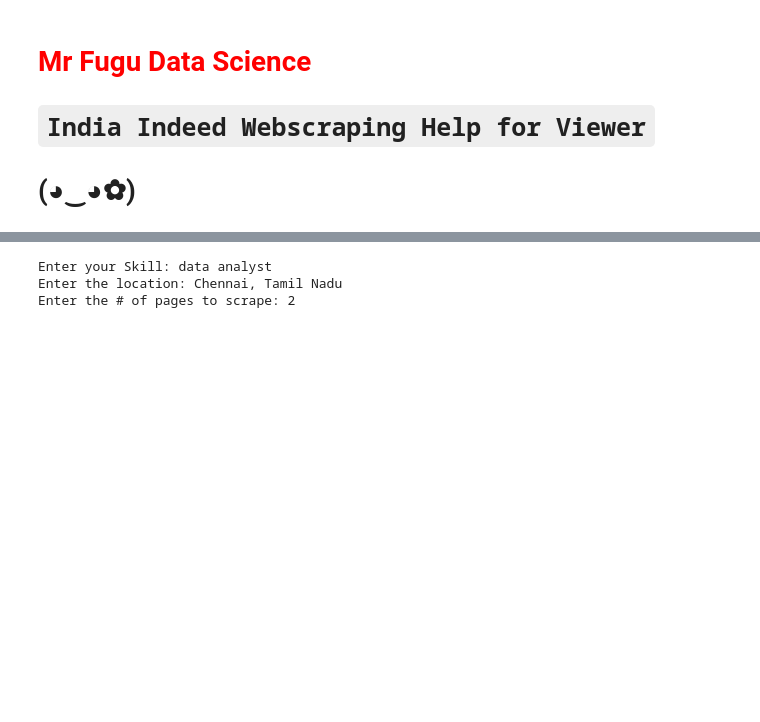
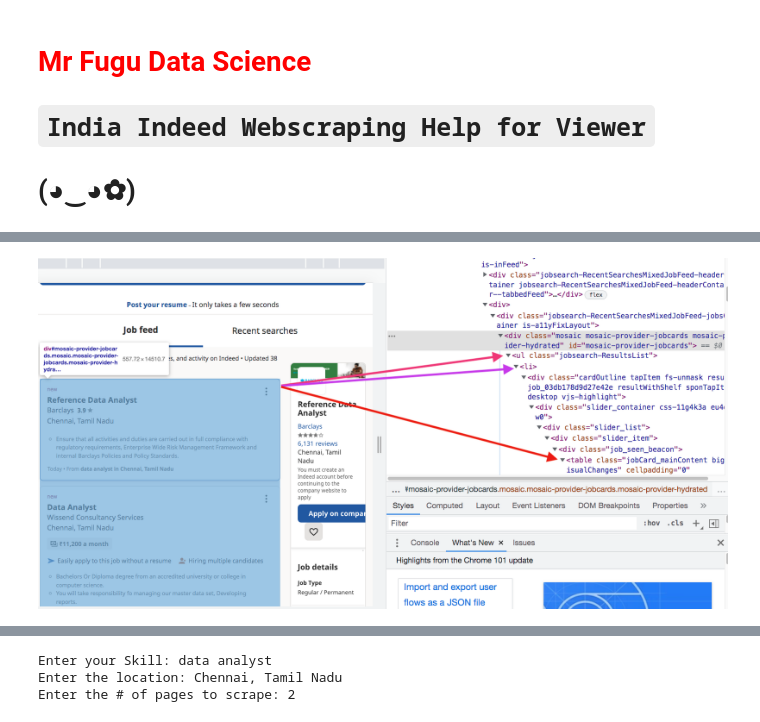
Before and after one commit to MrFuguDataScience/Webscraping, a Jupyter notebook: MyWay_Indeed_Help_India_version.ipynb, the cells around one changed output, grey strips where cells are left out. Cells and saved outputs as stored; diff of their text form; code cells hidden in the pictures; blank space fills up the shorter version.

```diff
--- a/MyWay_Indeed_Help_India_version.ipynb
+++ b/MyWay_Indeed_Help_India_version.ipynb
@@ -17,0 +42,4 @@ import datetime         # format date/time
+# %%
+display.Image("./screen_shot_03.png")
+# %% [output]
+[figure, added]
```
Also changed, not shown: parts of 8 cells of this notebook.
